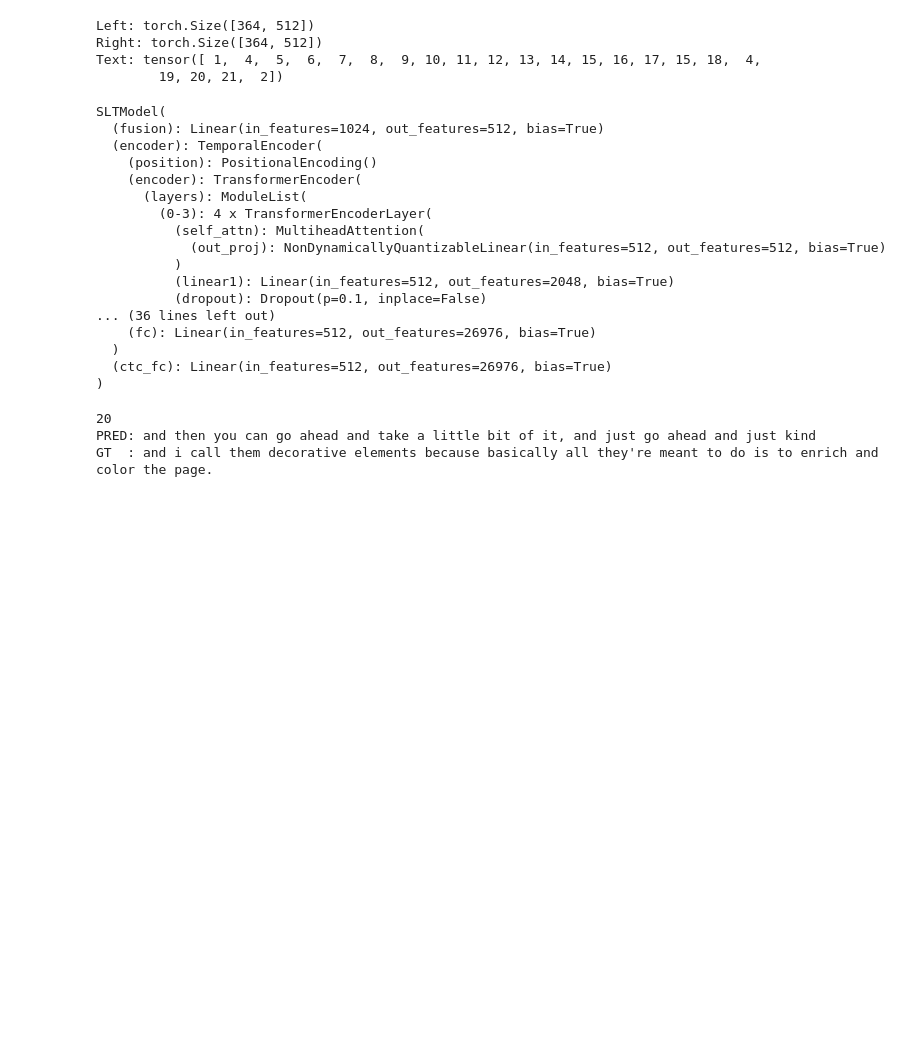
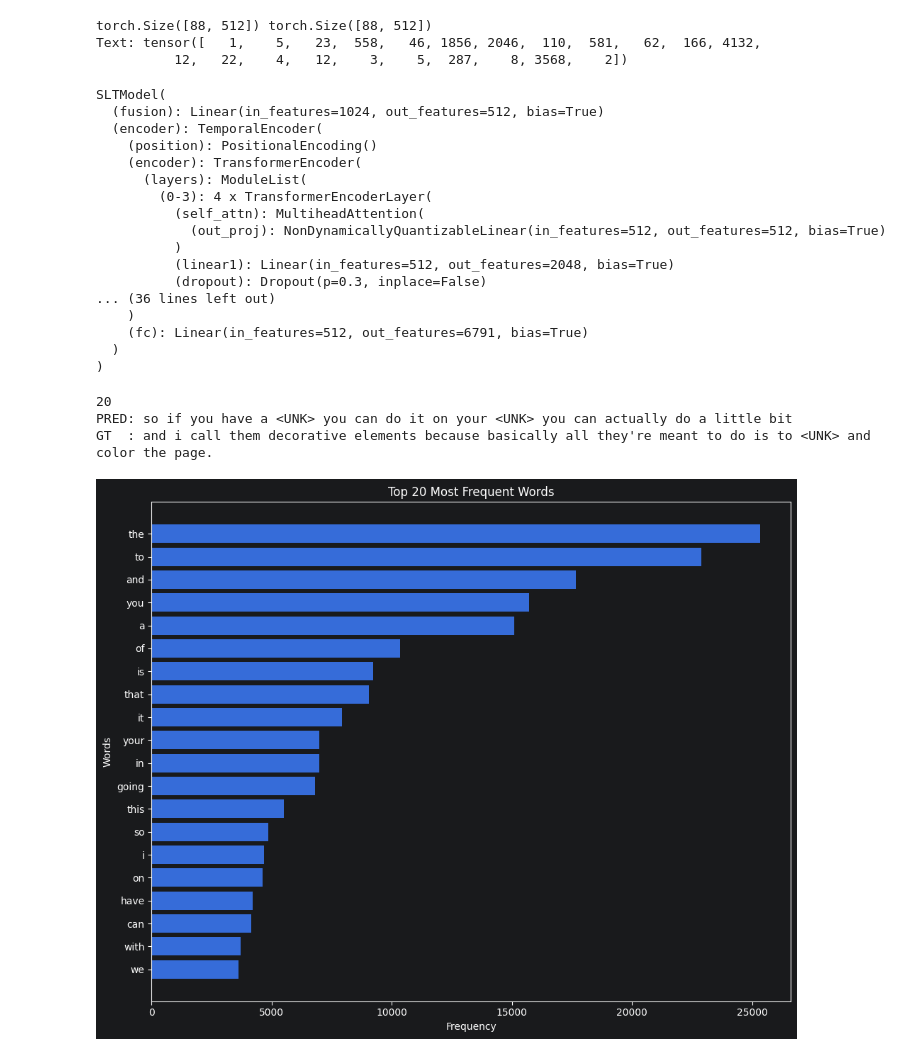
Before and after one commit to Chuan1404/SignDetection, a Jupyter notebook: notebooks/test_sample.ipynb, the cells around one changed output. Drawn from its saved outputs; the diff is of its cells as text; code cells hidden in the pictures; blank space fills up the shorter version.

Commit message:
test with pretrained model

```diff
--- a/notebooks/test_sample.ipynb
+++ b/notebooks/test_sample.ipynb
@@ -63,38 +60,32 @@ def collate_fn(batch):
 
 df = pd.read_csv(CSV_PATH, sep="\t")
 
-vocab = Vocabulary()
+vocab = Vocabulary(MIN_FREQ)
 
 for s in tqdm(df["SENTENCE"].tolist()):
 
     vocab.build_vocab(
         s.lower().split()
     )
-dataset = SLTDataset(DATA_PATH)
+dataset = SLTDataset(DATA_PATH, vocab)
 # %%
-
 # Sample
 left, right, gt_text = dataset[0]
-
+print(left.shape, right.shape)
+print(f"Text: { gt_text}")
 T = min(left.shape[0], right.shape[0])
 
 left = left[:T, :]
 right = right[:T, :]
 
-print(f"Left: {left.shape}")
-print(f"Right: {right.shape}")
-print(f"Text: {gt_text}")
-
-
 left = left.unsqueeze(0).to(DEVICE)
 right = right.unsqueeze(0).to(DEVICE)
 # %% [output]
-Left: torch.Size([364, 512])
-Right: torch.Size([364, 512])
-Text: tensor([ 1,  4,  5,  6,  7,  8,  9, 10, 11, 12, 13, 14, 15, 16, 17, 15, 18,  4,
-        19, 20, 21,  2])
+torch.Size([88, 512]) torch.Size([88, 512])
+Text: tensor([   1,    5,   23,  558,   46, 1856, 2046,  110,  581,   62,  166, 4132,
+          12,   22,    4,   12,    3,    5,  287,    8, 3568,    2])
 # %%
-MODEL_PATH = rf"{ROOT}\models\best_model.pt"
+MODEL_PATH = rf"{ROOT}\models\26.05.27.best_model.pt"
 model = SLTModel(
     vocab_size=len(vocab.word2idx)
 ).to(DEVICE)
@@ -114,21 +105,20 @@ SLTModel(
             (out_proj): NonDynamicallyQuantizableLinear(in_features=512, out_features=512, bias=True)
           )
           (linear1): Linear(in_features=512, out_features=2048, bias=True)
-          (dropout): Dropout(p=0.1, inplace=False)
+          (dropout): Dropout(p=0.3, inplace=False)
 ... (36 lines left out)
-    (fc): Linear(in_features=512, out_features=26976, bias=True)
+    )
+    (fc): Linear(in_features=512, out_features=6791, bias=True)
   )
-  (ctc_fc): Linear(in_features=512, out_features=26976, bias=True)
 )
 # %%
-
 tokens = [SOS_IDX]
 
 for _ in range(20):
 
     inp = torch.tensor(tokens).unsqueeze(0).to(DEVICE)
 
-    out, _ = model(left, right, inp)
+    out = model(left, right, inp)
 
     next_token = out[:, -1].argmax(-1).item()
 
@@ -144,5 +134,31 @@ print("PRED:", pred_sentence)
 print("GT  :", gt_sentence)
 # %% [output]
 20
-PRED: and then you can go ahead and take a little bit of it, and just go ahead and just kind
-GT  : and i call them decorative elements because basically all they're meant to do is to enrich and color the page.
+PRED: so if you have a <UNK> you can do it on your <UNK> you can actually do a little bit
+GT  : and i call them decorative elements because basically all they're meant to do is to <UNK> and color the page.
+# %%
+from collections import Counter
+import matplotlib.pyplot as plt
+
+counter = vocab.counter
+
+top_words = counter.most_common(20)
+
+words = [x[0] for x in top_words]
+counts = [x[1] for x in top_words]
+
+plt.figure(figsize=(10, 8))
+
+plt.barh(words, counts)
+
+plt.xlabel("Frequency")
+plt.ylabel("Words")
+plt.title("Top 20 Most Frequent Words")
+
+plt.gca().invert_yaxis()
+
+plt.tight_layout()
+
+plt.show()
+# %% [output]
+[figure, added]
```
Also changed, not shown: parts of 1 cell of this notebook, 14 other files.
